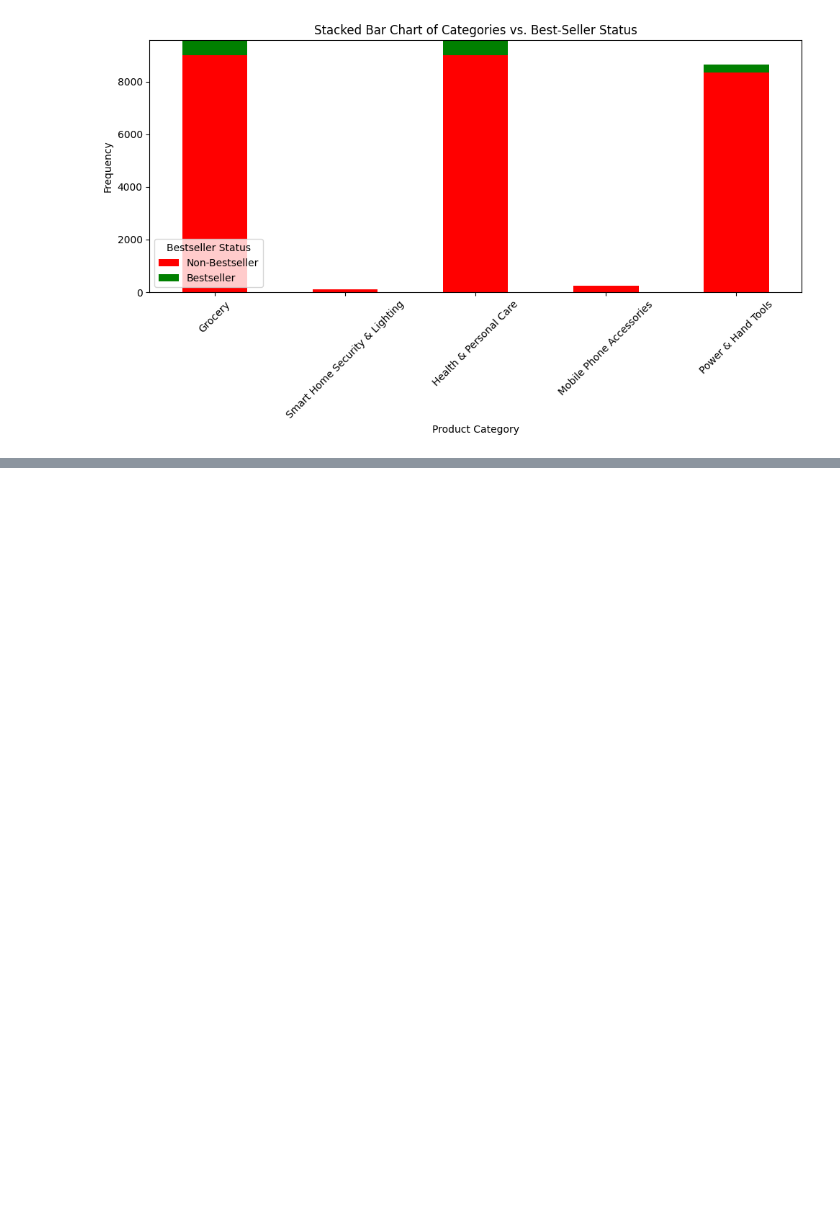
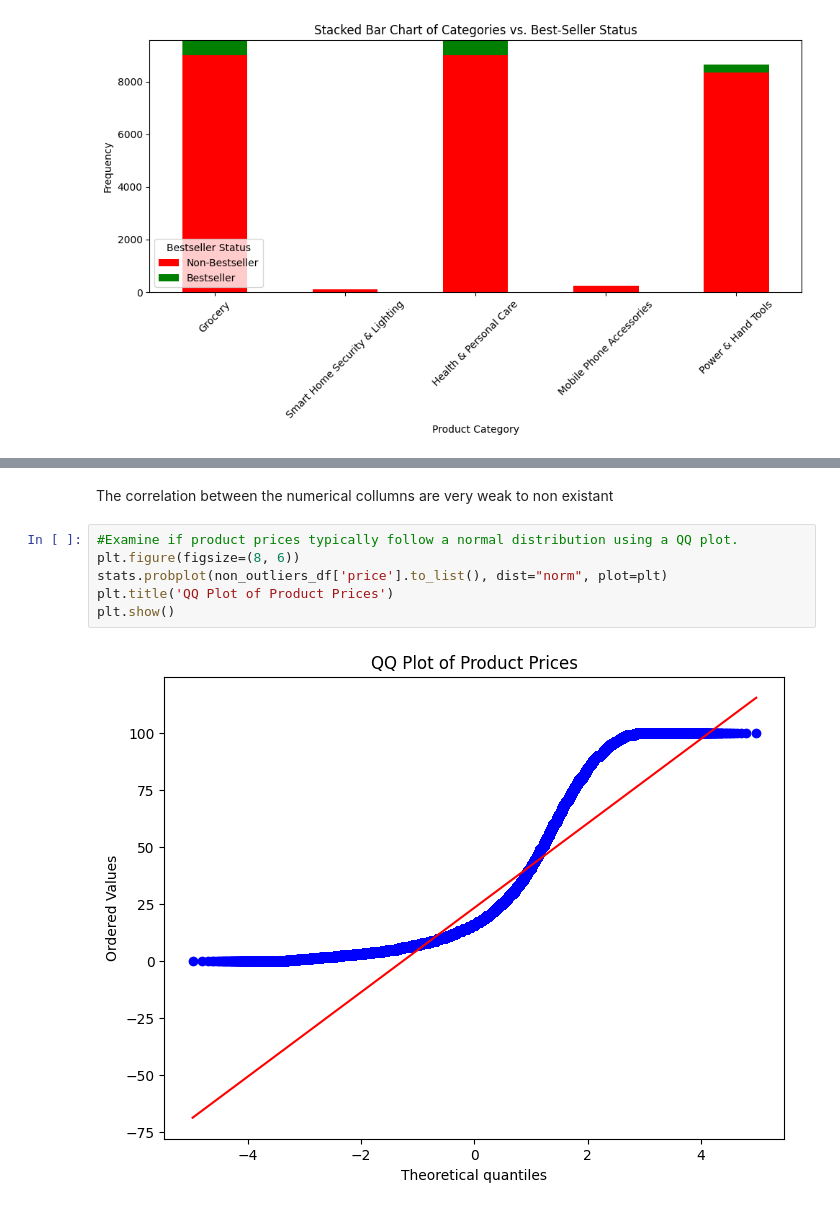
Before and after one commit to Sarah-Jane85/lab-eda-bivariate, a Jupyter notebook: lab-eda-bivariate.ipynb, the cells around one changed output, grey strips where cells are left out. Saved outputs shown, nothing was run; the diff lists cells and outputs as text; blank space fills up the shorter version.

```diff
--- a/lab-eda-bivariate.ipynb
+++ b/lab-eda-bivariate.ipynb
@@ -179,0 +409,10 @@ plt.show()
+# %% [markdown]
+The correlation between the numerical collumns are very weak to non existant
+# %%
+#Examine if product prices typically follow a normal distribution using a QQ plot.
+plt.figure(figsize=(8, 6))
+stats.probplot(non_outliers_df['price'].to_list(), dist="norm", plot=plt)
+plt.title('QQ Plot of Product Prices')
+plt.show()
+# %% [output]
+[figure, added]
```
Also changed, not shown: parts of 18 cells of this notebook.
